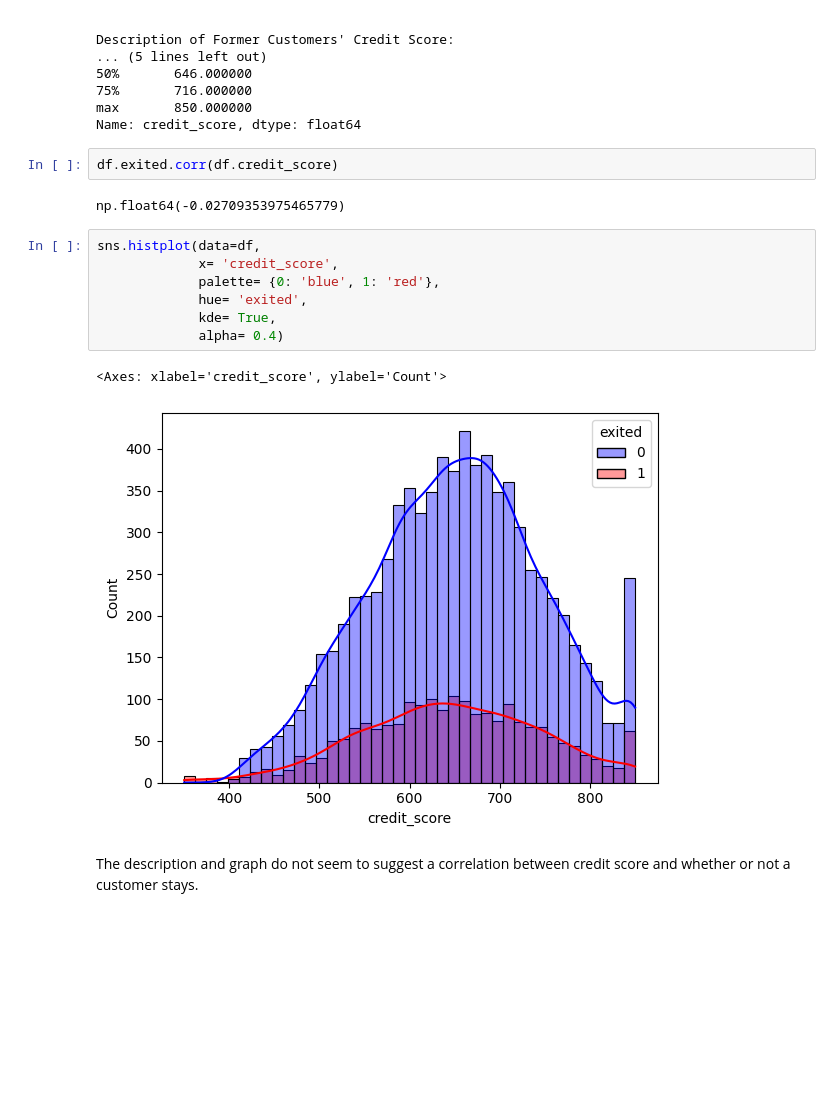
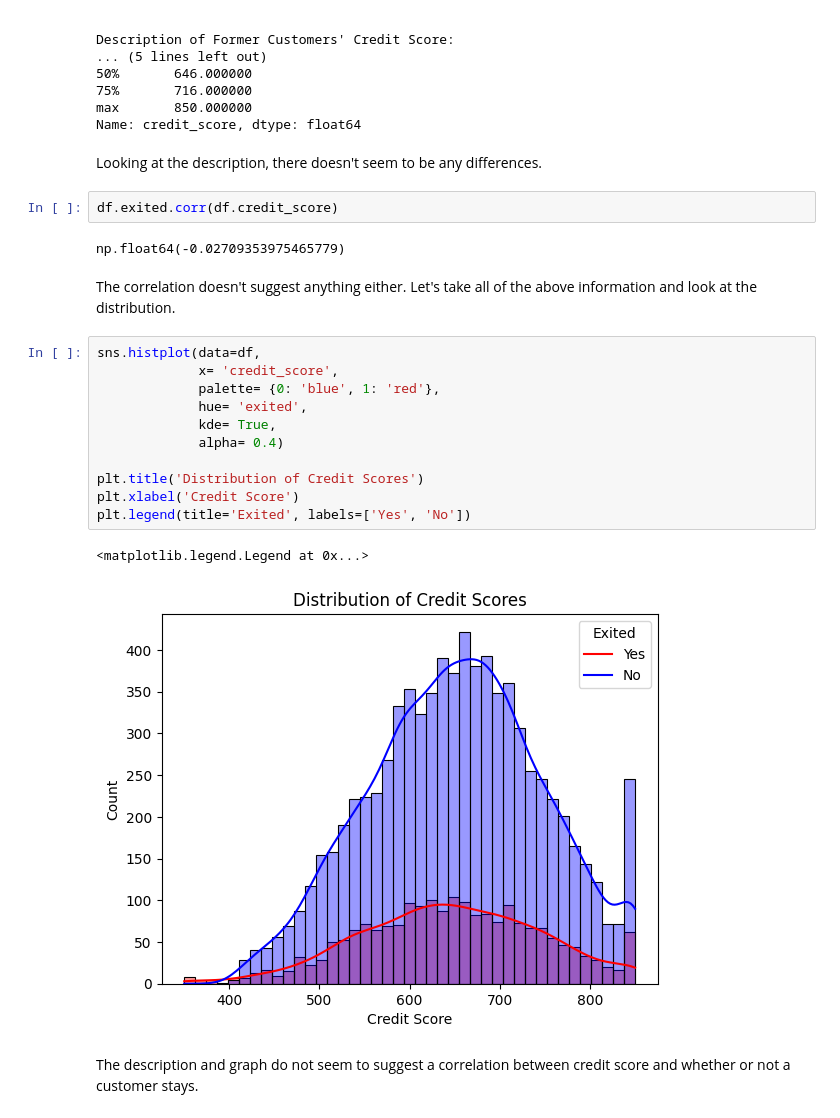
Before and after one commit to Vyncent-vdW/sprint_eight_supervised_learning, a Jupyter notebook: sprint_eight_supervised_learning_nb.ipynb, the cells around one changed output. Saved outputs shown, nothing was run; the diff lists cells and outputs as text; blank space fills up the shorter version.

```diff
--- a/sprint_eight_supervised_learning_nb.ipynb
+++ b/sprint_eight_supervised_learning_nb.ipynb
@@ -278,20 +316,28 @@ Description of Former Customers' Credit Score:
 75%       716.000000
 max       850.000000
 Name: credit_score, dtype: float64
+# %% [markdown]
+Looking at the description, there doesn't seem to be any differences.
 # %%
 df.exited.corr(df.credit_score)
 # %% [output]
 np.float64(-0.02709353975465779)
+# %% [markdown]
+The correlation doesn't suggest anything either. Let's take all of the above information and look at the distribution.
 # %%
 sns.histplot(data=df,
              x= 'credit_score',
              palette= {0: 'blue', 1: 'red'},
              hue= 'exited',
              kde= True,
              alpha= 0.4)
+
+plt.title('Distribution of Credit Scores')
+plt.xlabel('Credit Score')
+plt.legend(title='Exited', labels=['Yes', 'No'])
 # %% [output]
-<Axes: xlabel='credit_score', ylabel='Count'>
+<matplotlib.legend.Legend at 0x...>
-[figure, old version]
+[figure, new version]
 # %% [markdown]
 The description and graph do not seem to suggest a correlation between credit score and whether or not a customer stays.
 # %% [markdown]
```
Also changed, not shown: parts of 94 cells of this notebook.
